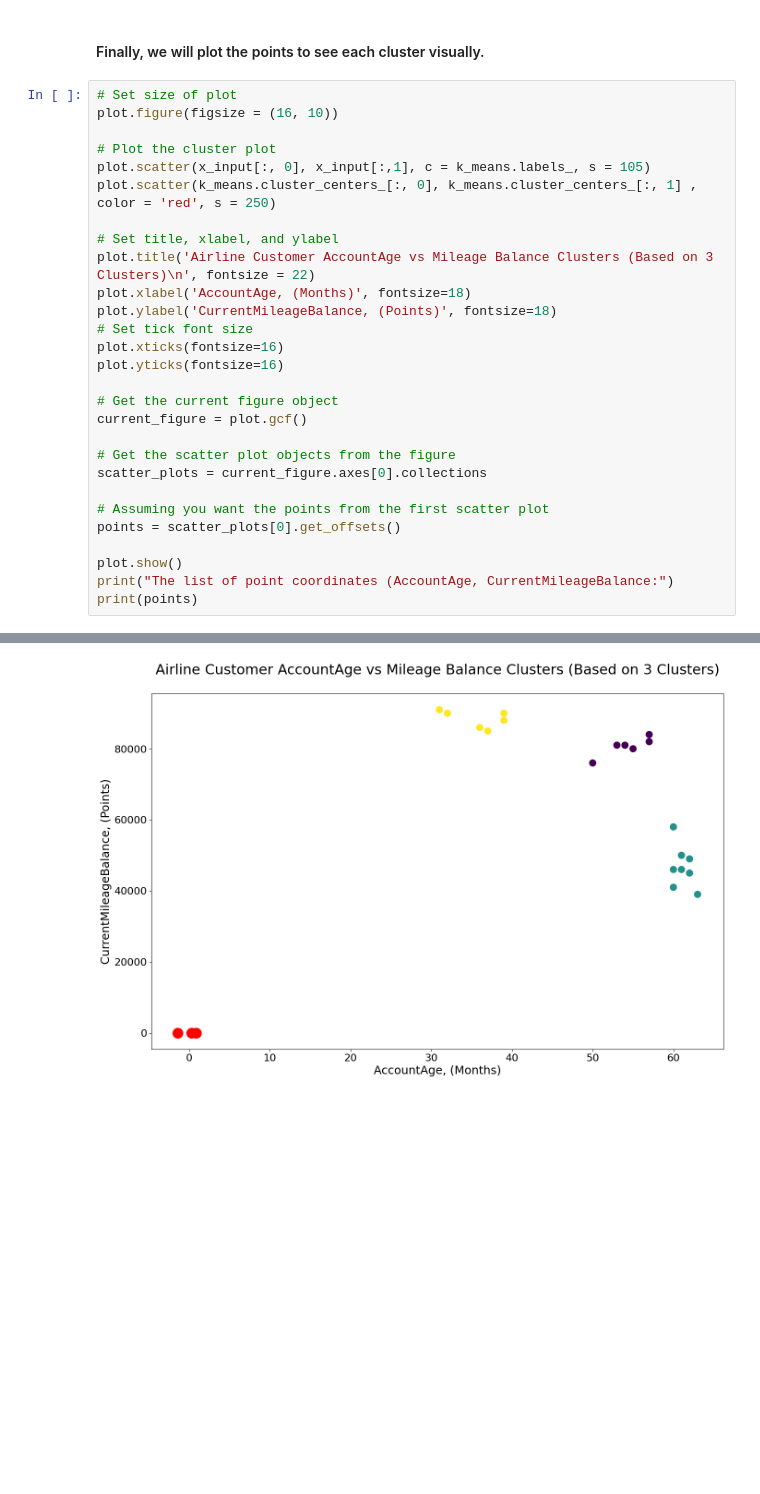
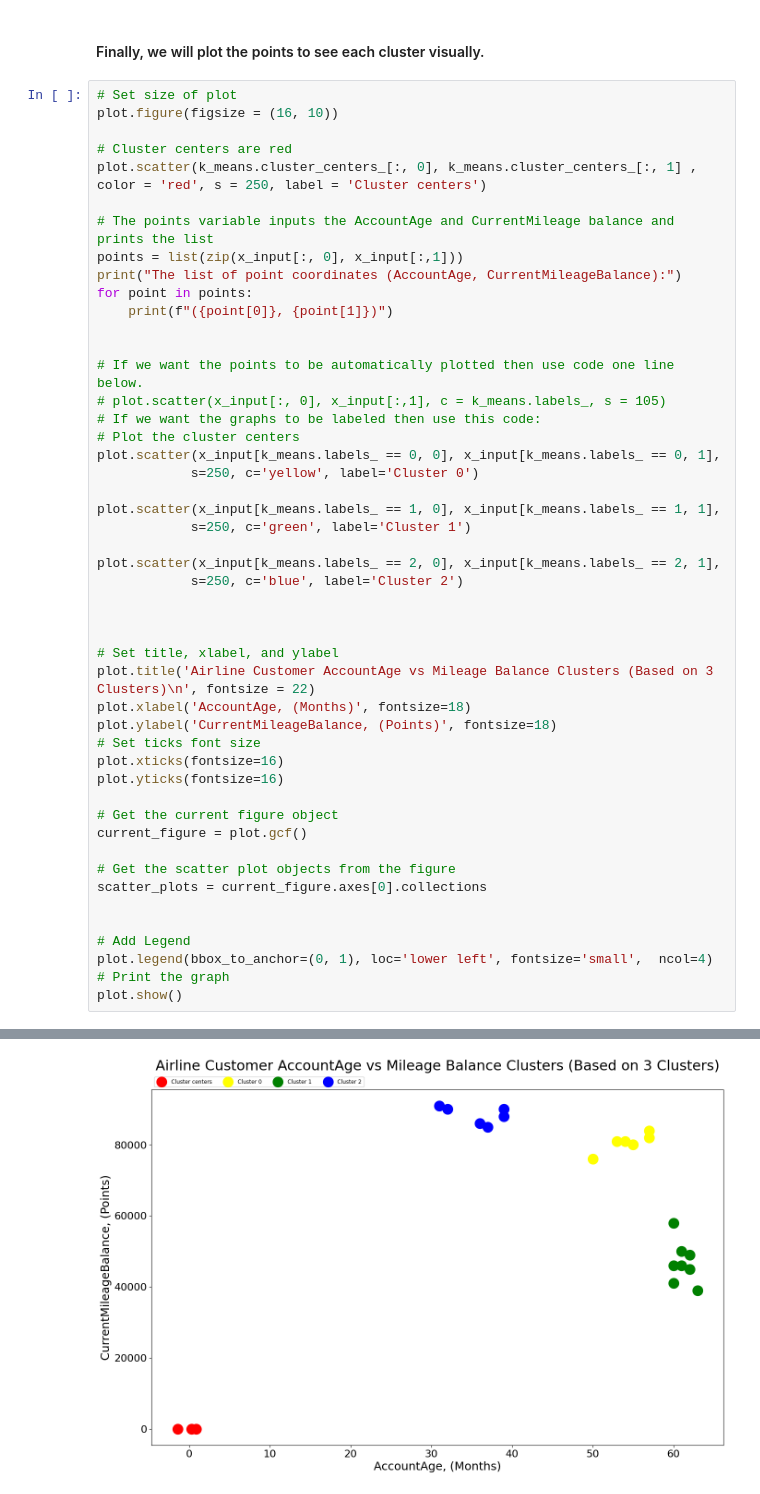
Before and after one commit to GriffsKode/griffskode.github.io, a Jupyter notebook: portfolio/clustering/AirlineCustomersClusteringKmeans.ipynb, the cells around one changed output, grey strips where cells are left out. Saved outputs shown, nothing was run; the diff lists cells and outputs as text; blank space fills up the shorter version.

```diff
--- a/portfolio/clustering/AirlineCustomersClusteringKmeans.ipynb
+++ b/portfolio/clustering/AirlineCustomersClusteringKmeans.ipynb
@@ -198,15 +203,36 @@ print(k_means.cluster_centers_)
 # Set size of plot
 plot.figure(figsize = (16, 10))
 
-# Plot the cluster plot
-plot.scatter(x_input[:, 0], x_input[:,1], c = k_means.labels_, s = 105)
-plot.scatter(k_means.cluster_centers_[:, 0], k_means.cluster_centers_[:, 1] , color = 'red', s = 250)
+# Cluster centers are red
+plot.scatter(k_means.cluster_centers_[:, 0], k_means.cluster_centers_[:, 1] , color = 'red', s = 250, label = 'Cluster centers')
+
+# The points variable inputs the AccountAge and CurrentMileage balance and prints the list
+points = list(zip(x_input[:, 0], x_input[:,1]))
+print("The list of point coordinates (AccountAge, CurrentMileageBalance):")
+for point in points:
+    print(f"({point[0]}, {point[1]})")
+
+
+# If we want the points to be automatically plotted then use code one line below.
+# plot.scatter(x_input[:, 0], x_input[:,1], c = k_means.labels_, s = 105)
+# If we want the graphs to be labeled then use this code:
+# Plot the cluster centers
+plot.scatter(x_input[k_means.labels_ == 0, 0], x_input[k_means.labels_ == 0, 1],
+            s=250, c='yellow', label='Cluster 0')
+
+plot.scatter(x_input[k_means.labels_ == 1, 0], x_input[k_means.labels_ == 1, 1],
+            s=250, c='green', label='Cluster 1')
+
+plot.scatter(x_input[k_means.labels_ == 2, 0], x_input[k_means.labels_ == 2, 1],
+            s=250, c='blue', label='Cluster 2')
+
+
 
 # Set title, xlabel, and ylabel
 plot.title('Airline Customer AccountAge vs Mileage Balance Clusters (Based on 3 Clusters)\n', fontsize = 22)
 plot.xlabel('AccountAge, (Months)', fontsize=18)
 plot.ylabel('CurrentMileageBalance, (Points)', fontsize=18)
-# Set tick font size
+# Set ticks font size
 plot.xticks(fontsize=16)
 plot.yticks(fontsize=16)
 
@@ -216,10 +242,9 @@ current_figure = plot.gcf()
 # Get the scatter plot objects from the figure
 scatter_plots = current_figure.axes[0].collections
 
-# Assuming you want the points from the first scatter plot
-points = scatter_plots[0].get_offsets()
 
+# Add Legend
+plot.legend(bbox_to_anchor=(0, 1), loc='lower left', fontsize='small',  ncol=4)
+# Print the graph
 plot.show()
-print("The list of point coordinates (AccountAge, CurrentMileageBalance:")
-print(points)
 # %% [output]
@@ -226 +268 @@ print(points)
-[figure, old version]
+[figure, new version]
```
Also changed, not shown: parts of 8 cells of this notebook.
